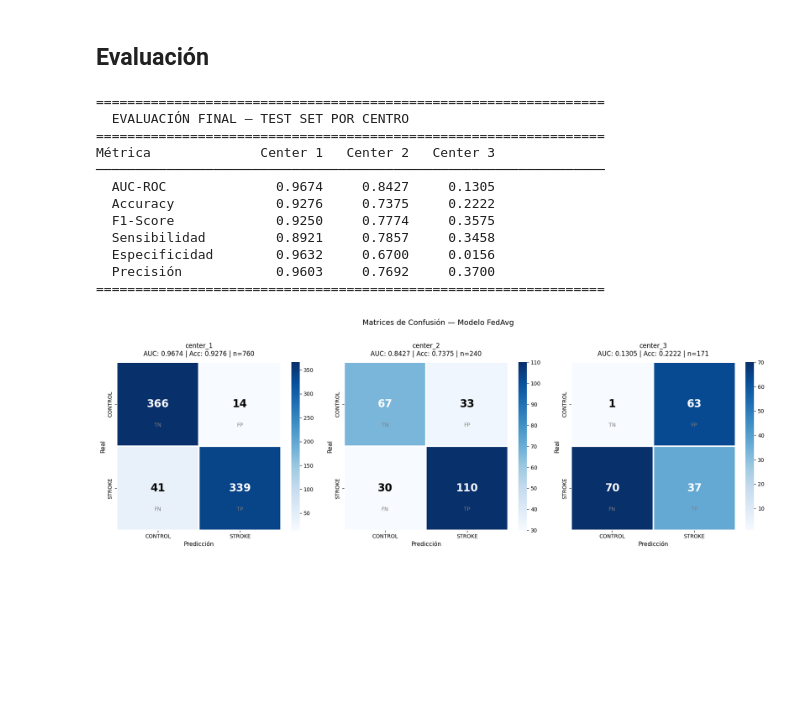
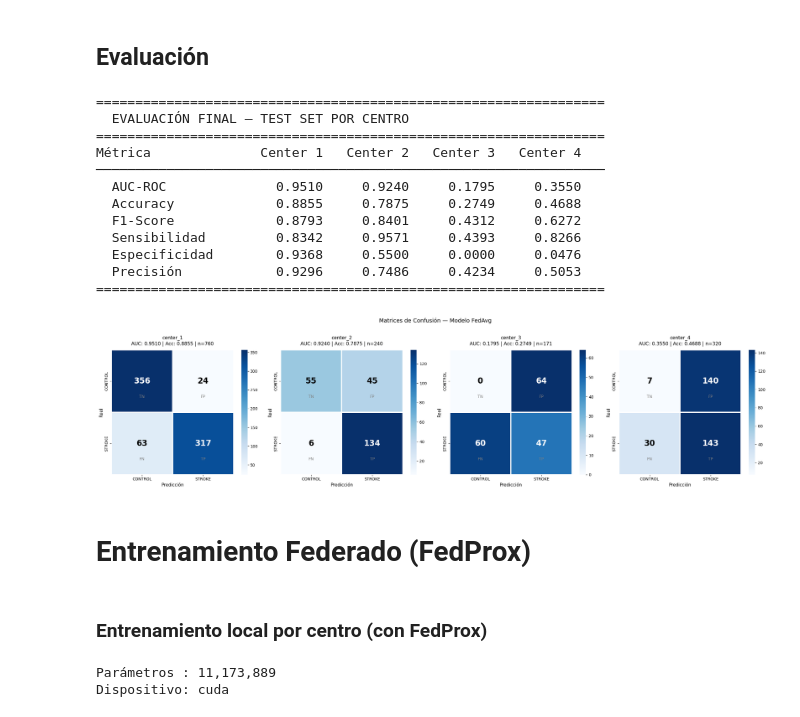
Before and after one commit to JeiGeek/modelo_federado_acv, a Jupyter notebook: federado/federado.ipynb, the cells around one changed output. Drawn from its saved outputs; the diff is of its cells as text; code cells hidden in the pictures; blank space fills up the shorter version.

Commit message:
fedprox y cambio de loss para modelos

```diff
--- a/federado/federado.ipynb
+++ b/federado/federado.ipynb
@@ -190,6 +194,26 @@ Parámetros : 11,218,825
 Dispositivo: cuda
 # %% [markdown]
 <h1><b> Entrenamiento local por centro
+# %%
+# Funciones de pérdida por centro
+class FocalLoss(nn.Module):
+    def __init__(self, gamma=2.0):
+        super().__init__()
+        self.gamma = gamma
+
+    def forward(self, logits, targets):
+        bce   = nn.functional.binary_cross_entropy_with_logits(logits, targets, reduction="none")
+        probs = torch.sigmoid(logits)
+        pt    = torch.where(targets == 1, probs, 1 - probs)
+        loss  = ((1 - pt) ** self.gamma) * bce
+        return loss.mean()
+# %%
+LOSS_POR_CENTRO = {
+    "center_1": nn.BCEWithLogitsLoss(),
+    "center_2": nn.BCEWithLogitsLoss(),
+    "center_3": FocalLoss(gamma=2.0),
+    "center_4": nn.BCEWithLogitsLoss(pos_weight=torch.tensor([588/692]).to(DEVICE)),
+}
 # %%
 def entrenar_centro(nombre, modelo_global, loader_train, loader_val, epochs):
     """
@@ -198,7 +222,7 @@ def entrenar_centro(nombre, modelo_global, loader_train, loader_val, epochs):
     """
     # Copia local del modelo global — no modificamos el global
     modelo_local = copy.deepcopy(modelo_global)
-    criterio     = torch.nn.BCEWithLogitsLoss() # es mejor para clasificación binaria con logits
+    criterio     = LOSS_POR_CENTRO[nombre] # es mejor para clasificación binaria con logits
 
     # Optimizador para el modelo local
     optimizer    = torch.optim.AdamW(modelo_local.parameters(), lr=LR)
@@ -206,6 +230,7 @@ def entrenar_centro(nombre, modelo_global, loader_train, loader_val, epochs):
     # Variables para guardar la mejor época local
     mejor_val_loss   = float("inf")
     mejores_pesos    = None
+    mejor_val_acc  = 0.0
 
     for epoca in range(epochs):
         # Train
@@ -259,15 +284,16 @@ def entrenar_centro(nombre, modelo_global, loader_train, loader_val, epochs):
               f"train_loss: {train_loss:.4f} acc: {train_acc:.4f} | "
               f"val_loss: {val_loss:.4f} acc: {val_acc:.4f}")
 
-        '''
+
         # Guardar mejor época local
         if val_loss < mejor_val_loss:
             mejor_val_loss = val_loss
+            mejor_val_acc  = val_acc
             mejores_pesos  = copy.deepcopy(modelo_local.state_dict())
-        '''
+
 
     # return mejores_pesos, mejor_val_loss
-    return modelo_local.state_dict(), val_loss
+    return mejores_pesos, mejor_val_loss, mejor_val_acc
 # %% [markdown]
 # **Entrenamiento Federado (FedAvg)**
 # %%
@@ -289,13 +315,14 @@ for ronda in range(1, RONDAS + 1):
 
     pesos_centros    = []
     val_losses       = []
+    val_accs         = []
     muestras_centros = []
 
 
     # Entrenamiento local por centro
     for nombre, datos in datos_centros.items():
         print(f"\n  Centro: {nombre}")
-        pesos, val_loss = entrenar_centro(
+        pesos, val_loss, val_acc = entrenar_centro(
             nombre,
             modelo_global,
             datos["loader_train"],
@@ -304,6 +331,7 @@ for ronda in range(1, RONDAS + 1):
         )
         pesos_centros.append(pesos)
         val_losses.append(val_loss)
+        val_accs.append(val_acc)
         muestras_centros.append(datos["n_train"])
 
     # FedAvg
@@ -312,8 +340,8 @@ for ronda in range(1, RONDAS + 1):
 
     # Val global ponderada
     val_global = sum(
-        vl * (n / total_muestras)
-        for vl, n in zip(val_losses, muestras_centros)
+        (1 - va) * (n / total_muestras)
+        for va, n in zip(val_accs, muestras_centros)
     )
 
 
@@ -326,11 +354,14 @@ for ronda in range(1, RONDAS + 1):
 
     # Guardar mejor modelo global
     if val_global < mejor_val_global:
+
         mejor_val_global  = val_global
         rondas_sin_mejora = 0
         torch.save(modelo_global.state_dict(), MEJOR_MODELO_PATH)
         print(f"  Mejor modelo global guardado (val_loss: {mejor_val_global:.4f})")
+
     else:
+
         rondas_sin_mejora += 1
         print(f"  Sin mejora {rondas_sin_mejora}/{PACIENCIA}")
 
@@ -417,7 +448,7 @@ for nombre, datos in datos_centros.items():
 print(f"\n{'='*65}")
 print(f"  EVALUACIÓN FINAL — TEST SET POR CENTRO")
 print(f"{'='*65}")
-print(f"{'Métrica':<18} {'Center 1':>10} {'Center 2':>10} {'Center 3':>10}")
+print(f"{'Métrica':<18} {'Center 1':>10} {'Center 2':>10} {'Center 3':>10} {'Center 4':>10}")
 print(f"{'─'*65}")
 
 metricas = ["auc", "accuracy", "f1", "sensibilidad", "especificidad", "precision"]
@@ -425,25 +456,25 @@ nombres  = ["AUC-ROC", "Accuracy", "F1-Score", "Sensibilidad", "Especificidad",
 
 for metrica, nombre_m in zip(metricas, nombres):
     vals = [resultados[c][metrica] for c in datos_centros]
-    print(f"  {nombre_m:<16} {vals[0]:>10.4f} {vals[1]:>10.4f} {vals[2]:>10.4f}")
+    print(f"  {nombre_m:<16} {vals[0]:>10.4f} {vals[1]:>10.4f} {vals[2]:>10.4f} {vals[3]:>10.4f}")
 
 print(f"{'='*65}")
 # %% [output]
 =================================================================
   EVALUACIÓN FINAL — TEST SET POR CENTRO
 =================================================================
-Métrica              Center 1   Center 2   Center 3
+Métrica              Center 1   Center 2   Center 3   Center 4
 ─────────────────────────────────────────────────────────────────
-  AUC-ROC              0.9674     0.8427     0.1305
-  Accuracy             0.9276     0.7375     0.2222
-  F1-Score             0.9250     0.7774     0.3575
-  Sensibilidad         0.8921     0.7857     0.3458
-  Especificidad        0.9632     0.6700     0.0156
-  Precisión            0.9603     0.7692     0.3700
+  AUC-ROC              0.9510     0.9240     0.1795     0.3550
+  Accuracy             0.8855     0.7875     0.2749     0.4688
+  F1-Score             0.8793     0.8401     0.4312     0.6272
+  Sensibilidad         0.8342     0.9571     0.4393     0.8266
+  Especificidad        0.9368     0.5500     0.0000     0.0476
+  Precisión            0.9296     0.7486     0.4234     0.5053
 =================================================================
 # %%
 # Matriz de confusión por centro
-fig, axes = plt.subplots(1, 3, figsize=(18, 6))
+fig, axes = plt.subplots(1, 4, figsize=(24, 6))
 
 for ax, (nombre, res) in zip(axes, resultados.items()):
     cm = res["cm"]
@@ -451,31 +482,48 @@ for ax, (nombre, res) in zip(axes, resultados.items()):
     sns.heatmap(cm, annot=False, fmt="d", cmap="Blues",
                 xticklabels=["CONTROL", "STROKE"],
                 yticklabels=["CONTROL", "STROKE"],
                 linewidths=1.5, linecolor="white", ax=ax)
 
     for i in range(2):
         for j in range(2):
             color = "white" if cm[i, j] > cm.max() / 2 else "black"
             ax.text(j + 0.5, i + 0.5, str(cm[i, j]),
                     ha="center", va="center",
                     fontsize=20, fontweight="bold", color=color)
 
     etiquetas = [["TN", "FP"], ["FN", "TP"]]
     for i in range(2):
         for j in range(2):
             ax.text(j + 0.5, i + 0.75, etiquetas[i][j],
                     ha="center", va="center",
                     fontsize=10, color="gray")
 
     n_test   = len(res["labels"])
     accuracy = res["accuracy"]
     ax.set_title(f"{nombre}\nAUC: {res['auc']:.4f} | Acc: {accuracy:.4f} | n={n_test}",
                  fontsize=12, pad=12)
     ax.set_xlabel("Predicción", fontsize=11)
     ax.set_ylabel("Real", fontsize=11)
 
 plt.suptitle("Matrices de Confusión — Modelo FedAvg", fontsize=14, y=1.02)
 plt.tight_layout()
 plt.show()
 # %% [output]
-[figure, old version]
+[figure, new version]
+# %% [markdown]
+# **Entrenamiento Federado (FedProx)**
+# %% [markdown]
+<h3><b> Entrenamiento local por centro (con FedProx)
+# %%
+# Modelo global
+modelo_global = crear_modelo().to(DEVICE)
+
+# Ruta donde guardar el mejor modelo global
+MEJOR_MODELO_PATH = PESOS_DIR / "modelo_global_fedprox_mejor.pth"
+
+total_params = sum(p.numel() for p in modelo_global.parameters())
+print(f"Parámetros : {total_params:,}")
+print(f"Dispositivo: {DEVICE}")
+# %% [output]
+Parámetros : 11,173,889
+Dispositivo: cuda
```
Also changed, not shown: parts of 12 cells of this notebook, 4 other files.
